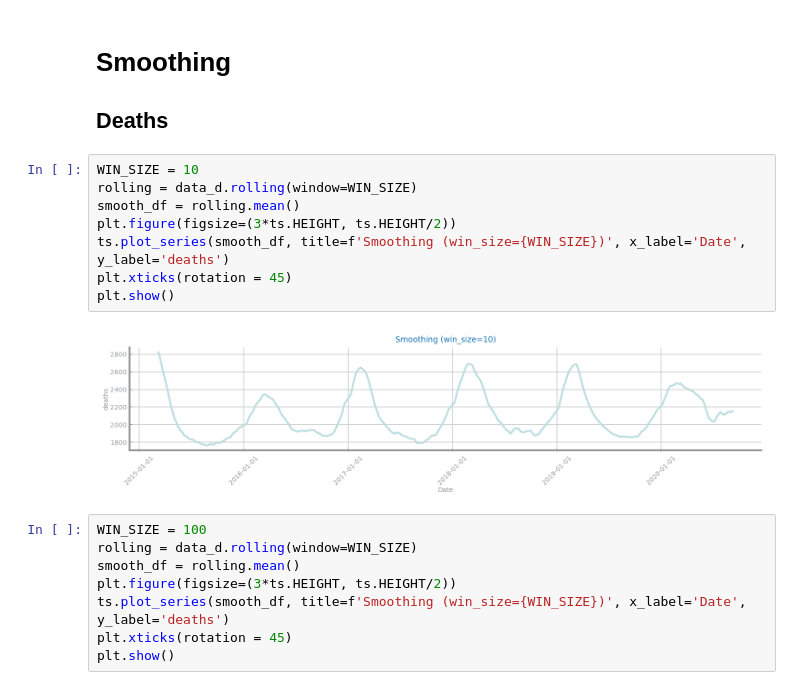
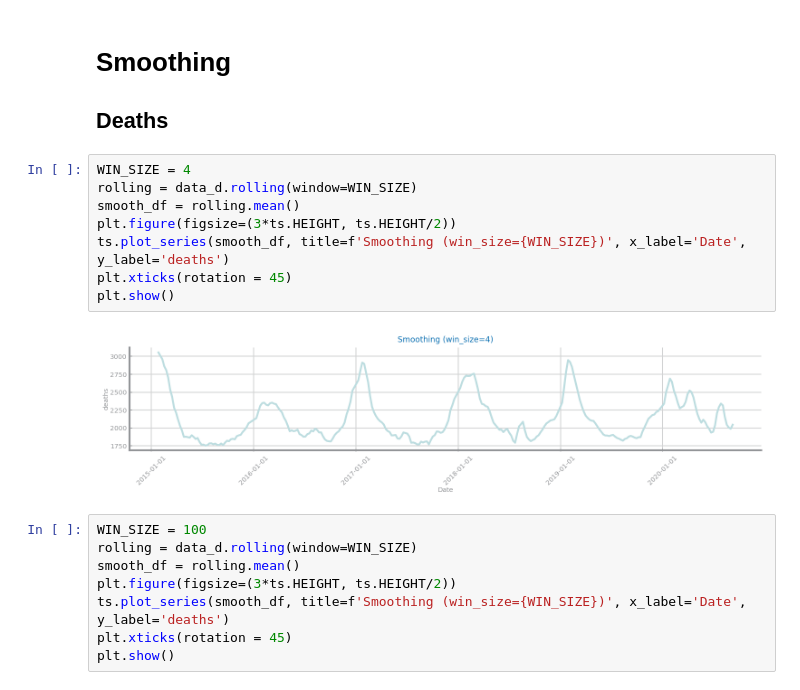
Before and after one commit to joaofbravo/CD_G20, a Jupyter notebook: last_lab/Transformation.ipynb, the cells around one changed output. Drawn from its saved outputs; the diff is of its cells as text.

```diff
--- a/last_lab/Transformation.ipynb
+++ b/last_lab/Transformation.ipynb
@@ -45,15 +45,15 @@ plt.show()
 # Smoothing
 ## Deaths
 # %%
-WIN_SIZE = 10
+WIN_SIZE = 4
 rolling = data_d.rolling(window=WIN_SIZE)
 smooth_df = rolling.mean()
 plt.figure(figsize=(3*ts.HEIGHT, ts.HEIGHT/2))
 ts.plot_series(smooth_df, title=f'Smoothing (win_size={WIN_SIZE})', x_label='Date', y_label='deaths')
 plt.xticks(rotation = 45)
 plt.show()
 # %% [output]
-[figure, old version]
+[figure, new version]
 # %%
 WIN_SIZE = 100
 rolling = data_d.rolling(window=WIN_SIZE)
```
Also changed, not shown: parts of 1 cell of this notebook, 4 other files.
